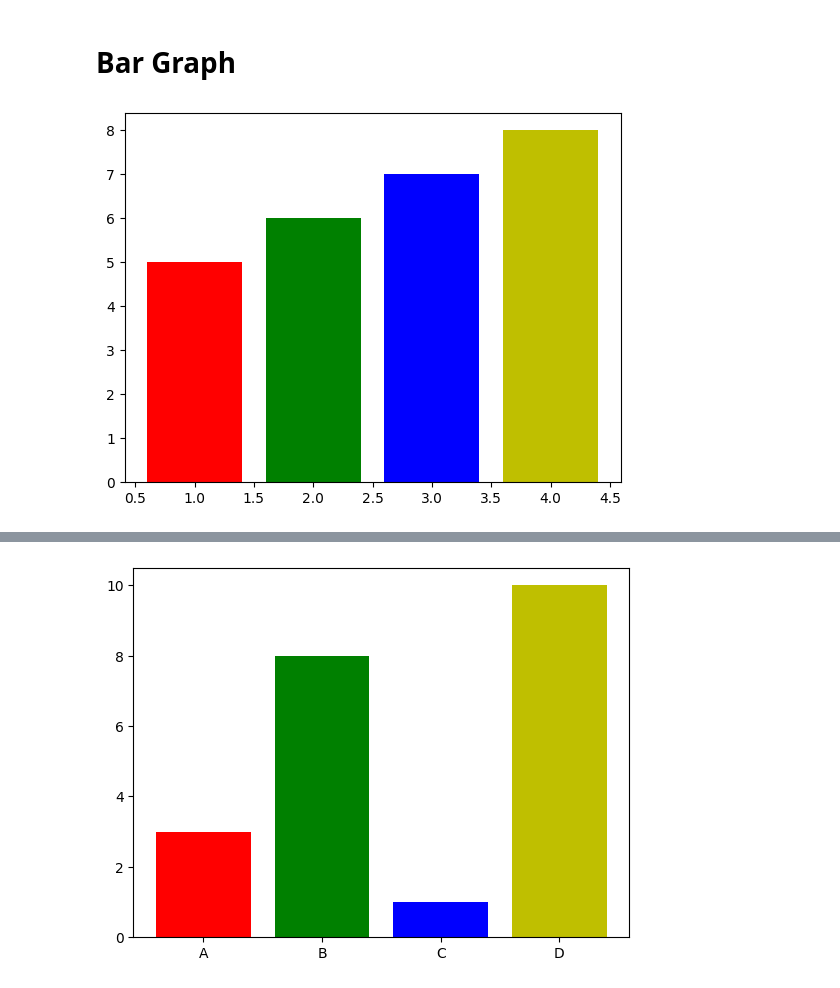
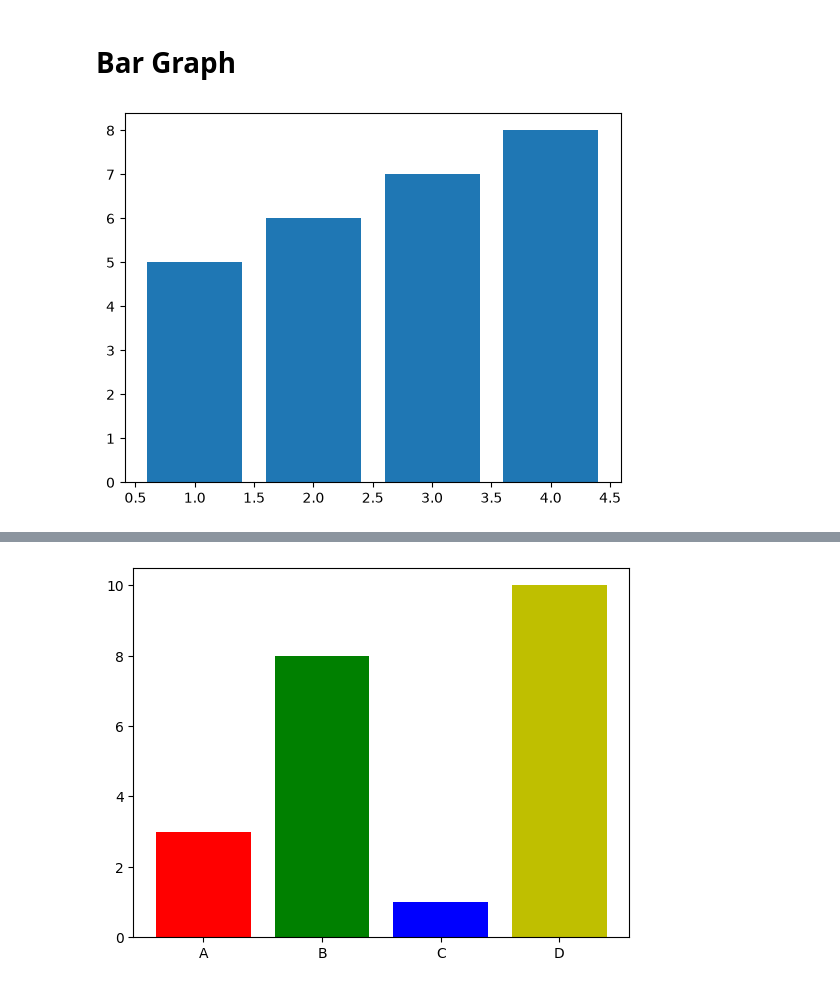
Before and after one commit to QasimHussain21/Python, a Jupyter notebook: python notes/15) matplotlib/lecture 15 (matplotlib).ipynb, the cells around one changed output, grey strips where cells are left out. Cells and saved outputs as stored; diff of their text form; code cells hidden in the pictures.

```diff
--- a/python notes/15) matplotlib/lecture 15 (matplotlib).ipynb
+++ b/python notes/15) matplotlib/lecture 15 (matplotlib).ipynb
@@ -66,9 +57,8 @@ plt.show()
 # %%
 x = [1,2,3,4]
 y = [5,6,7,8]
-c = ['r','g','b','y']
 
-plt.bar(x,y, color=c)
+plt.bar(x,y)
 plt.show()
 # %% [output]
-[figure, old version]
+[figure, new version]
```
Also changed, not shown: parts of 3 cells of this notebook.
